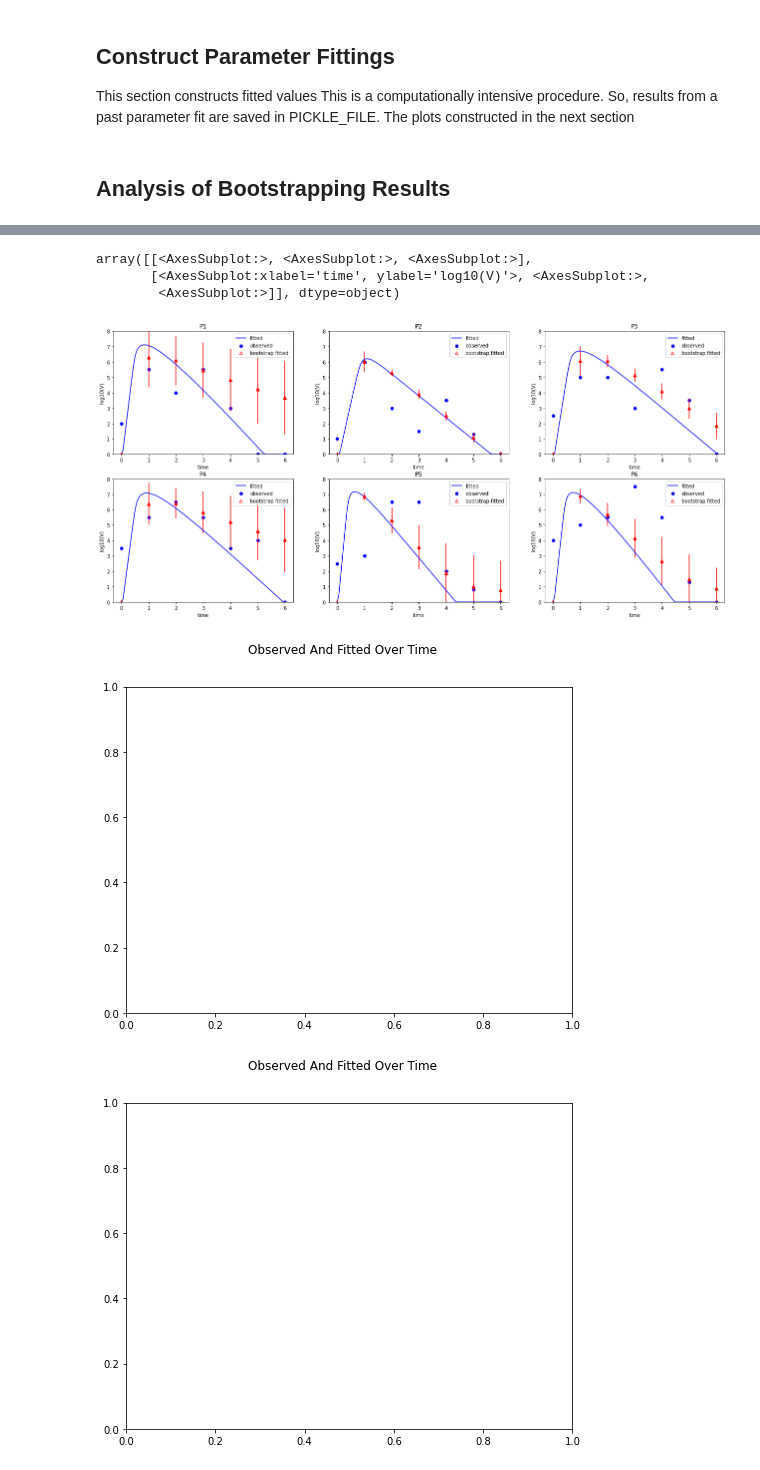
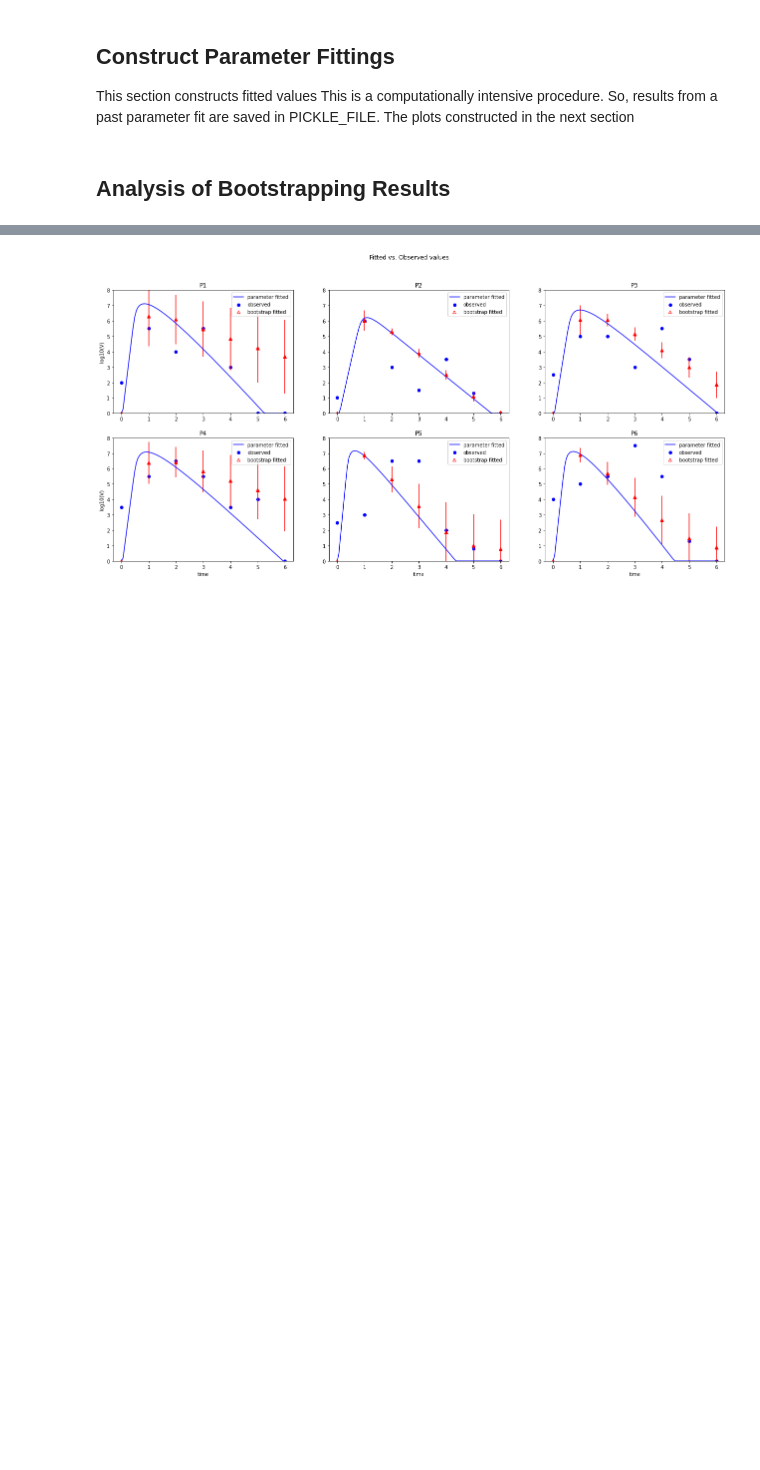
Before and after one commit to sys-bio/SBstoat, a Jupyter notebook: examples/virus/virus_analysis.ipynb, the cells around one changed output, grey strips where cells are left out. Cells and saved outputs as stored; diff of their text form; code cells hidden in the pictures; blank space fills up the shorter version.

Commit message:
Finalize plot revisions when providing the axis; early draft of ModelStudy.

```diff
--- a/examples/virus/virus_analysis.ipynb
+++ b/examples/virus/virus_analysis.ipynb
@@ -254,6 +254,3 @@ for patient in patientDct.values():
     fitters.append(fitter)
 # %% [markdown]
 ## Analysis of Bootstrapping Results
-# %%
-fitter = fitters[0]
-fitter.plotFitAll(params=fitter.bootstrapResult.params, numPoint=30)
@@ -272,30 +257,22 @@ ipdb>  c
-# %%
-axes
-# %% [output]
-array([[<AxesSubplot:>, <AxesSubplot:>, <AxesSubplot:>],
-       [<AxesSubplot:xlabel='time', ylabel='log10(V)'>, <AxesSubplot:>,
-        <AxesSubplot:>]], dtype=object)
 # %%
 # Plot fits for each patient
 names = ["P%d" % (p+1) for p in patientDct.keys()]
 numCol = 3
 numRow = 2
 fig, axes = plt.subplots(numRow, numCol, figsize=(22, 10))
 for idx in range(len(PATIENTS)):
     if idx < numCol:
         row = 0
         col = idx
     else:
         row = 1
         col = idx - numCol
     ax = axes[row, col]
     fitter = fitters[idx]
     fitter._isPlot = False
     fitter.plotFitAll(params=fitter.bootstrapResult.params, numPoint=100,
-                     title=PATIENTS[idx], ylim=[0,8], ylabel="log10(V)", ax_spec=ax)
+                     title=PATIENTS[idx], ylim=[0,8], ylabel="log10(V)", ax_spec=ax, numRow=2, position=[row, col])
 _ = plt.suptitle("Fitted vs. Observed values")
 #plt.show()
 # %% [output]
-[figure, old version]
+[figure, new version]
-[figure, removed]
-[figure, removed]
```
Also changed, not shown: parts of 3 cells of this notebook, 2 other files.
